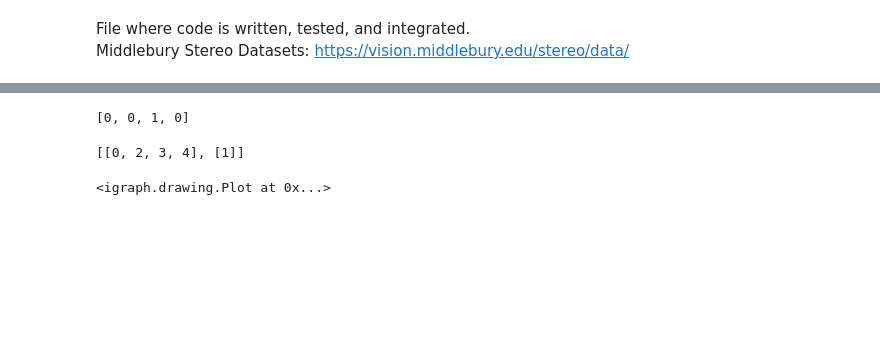
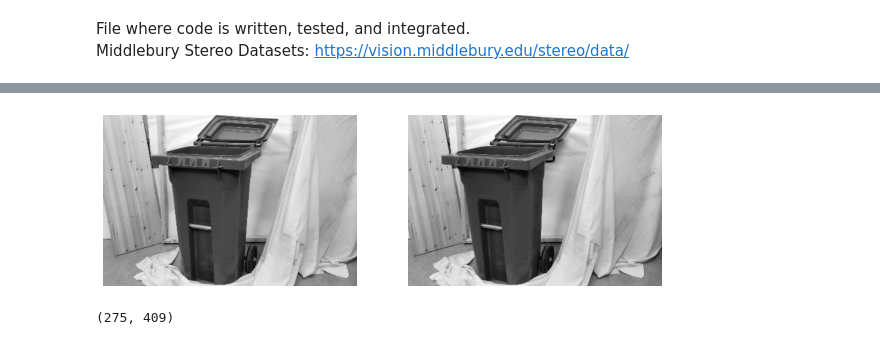
Before and after one commit to BaldPulse/Stereo_depth_energy, a Jupyter notebook: main.ipynb, the cells around one changed output, grey strips where cells are left out. Cells and saved outputs as stored; diff of their text form; code cells hidden in the pictures; blank space fills up the shorter version.

Commit message:
implemented data&occlusion related methods

```diff
--- a/main.ipynb
+++ b/main.ipynb
@@ -130,15 +125,3 @@ self.edges [[0, 2], [2, 1], [0, 3], [3, 1], [0, 4], [4, 1], [0, 2], [2, 1], [0,
 self.mincut.value 6.0
 self.Econst 0
 -5.0
-# %%
-print(e.graph.es['weight'])
-# %% [output]
-[0, 0, 1, 0]
-# %%
-print(e.mincut.partition)
-# %% [output]
-[[0, 2, 3, 4], [1]]
-# %%
-e.visualize()
-# %% [output]
-<igraph.drawing.Plot at 0x...>
@@ -144,0 +176,26 @@ e.visualize()
+# %%
+def load_picture(pic1, pic2, downscale=True):
+    imgL = cv2.imread(pic1, cv2.IMREAD_GRAYSCALE)
+    imgR = cv2.imread(pic2, cv2.IMREAD_GRAYSCALE)
+    imgL_small = cv2.resize(imgL, (0,0), fx=1/7, fy=1/7)
+    imgR_small = cv2.resize(imgR, (0,0), fx=1/7, fy=1/7)
+    fig = plt.figure(figsize=(10, 7))
+    fig.add_subplot(1, 2, 1)
+    plt.imshow(imgL_small, cmap='gray')
+    plt.axis('off')
+    fig.add_subplot(1, 2, 2)
+    plt.imshow(imgR_small, cmap='gray')
+    plt.axis('off')
+    plt.show()
+    if(downscale):
+        return imgL_small, imgR_small
+    else:
+        return imgL, imgR
+# %%
+limg, rimg = load_picture('Data/Recycle-perfect/im0.png', 'Data/Recycle-perfect/im1.png')
+# %% [output]
+[figure, added]
+# %%
+print(limg.shape)
+# %% [output]
+(275, 409)
```
Also changed, not shown: parts of 5 cells of this notebook.
